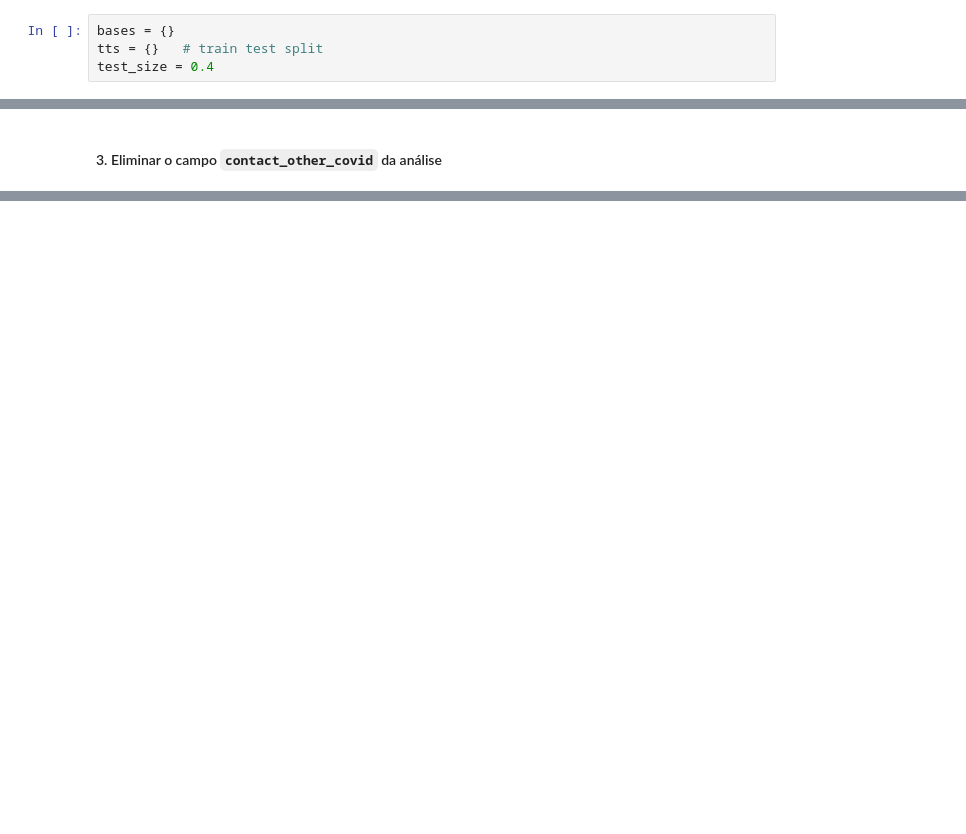
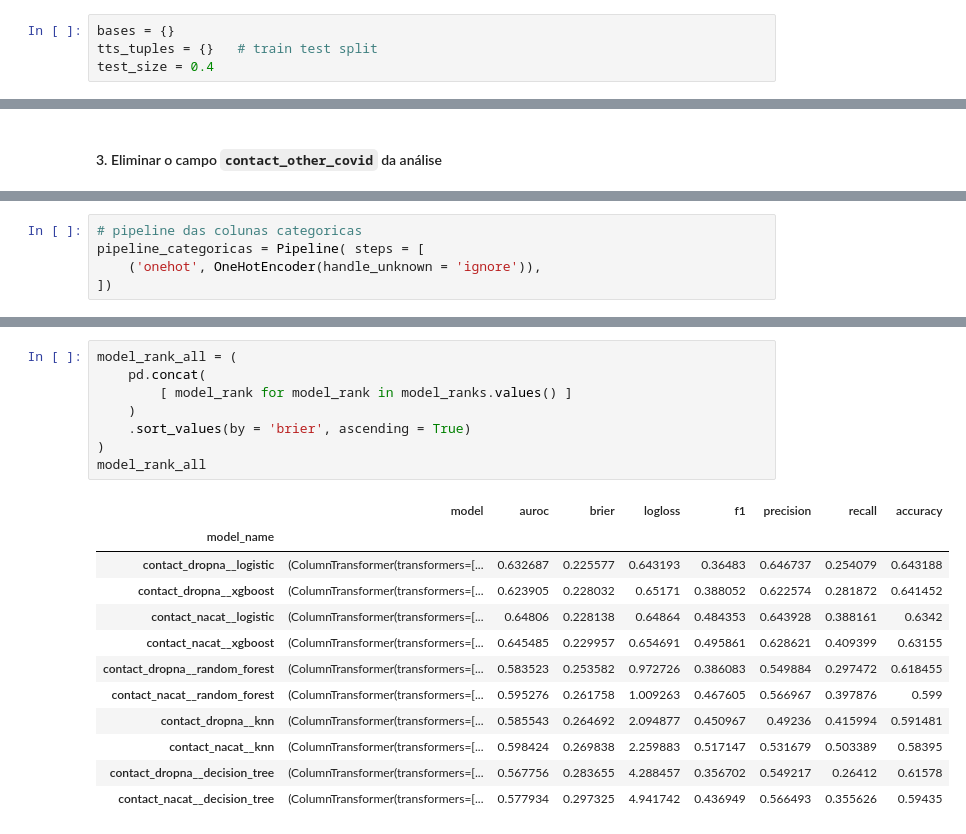
Before and after one commit to flimao/modelos-covid, a Jupyter notebook: notebooks_exploration/3-modelagem.ipynb, the cells around one changed output, grey strips where cells are left out. Drawn from its saved outputs; the diff is of its cells as text; blank space fills up the shorter version.

```diff
--- a/notebooks_exploration/3-modelagem.ipynb
+++ b/notebooks_exploration/3-modelagem.ipynb
@@ -121,7 +132,7 @@ def train_test_split_base(
     return base, (X_train, X_test, y_train, y_test)
 # %%
 bases = {}
-tts = {}   # train test split
+tts_tuples = {}   # train test split
 test_size = 0.4
 # %% [markdown]
 #### 1. Remover os registros correspondentes
@@ -163,0 +193,5 @@ bases[alternativa], tts[alternativa] = train_test_split_base(
+# %%
+# pipeline das colunas categoricas
+pipeline_categoricas = Pipeline( steps = [
+    ('onehot', OneHotEncoder(handle_unknown = 'ignore')),
+])
@@ -163,0 +374,21 @@ bases[alternativa], tts[alternativa] = train_test_split_base(
+# %%
+model_rank_all = (
+    pd.concat(
+        [ model_rank for model_rank in model_ranks.values() ]
+    )
+    .sort_values(by = 'brier', ascending = True)
+)
+model_rank_all
+# %% [output]
+|  | model | auroc | brier | logloss | f1 | precision | recall | accuracy |
+| model_name |  |  |  |  |  |  |  |  |
+| contact_dropna__logistic | (ColumnTransformer(transformers=[... | 0.632687 | 0.225577 | 0.643193 | 0.36483 | 0.646737 | 0.254079 | 0.643188 |
+| contact_dropna__xgboost | (ColumnTransformer(transformers=[... | 0.623905 | 0.228032 | 0.65171 | 0.388052 | 0.622574 | 0.281872 | 0.641452 |
+| contact_nacat__logistic | (ColumnTransformer(transformers=[... | 0.64806 | 0.228138 | 0.64864 | 0.484353 | 0.643928 | 0.388161 | 0.6342 |
+| contact_nacat__xgboost | (ColumnTransformer(transformers=[... | 0.645485 | 0.229957 | 0.654691 | 0.495861 | 0.628621 | 0.409399 | 0.63155 |
+| contact_dropna__random_forest | (ColumnTransformer(transformers=[... | 0.583523 | 0.253582 | 0.972726 | 0.386083 | 0.549884 | 0.297472 | 0.618455 |
+| contact_nacat__random_forest | (ColumnTransformer(transformers=[... | 0.595276 | 0.261758 | 1.009263 | 0.467605 | 0.566967 | 0.397876 | 0.599 |
+| contact_dropna__knn | (ColumnTransformer(transformers=[... | 0.585543 | 0.264692 | 2.094877 | 0.450967 | 0.49236 | 0.415994 | 0.591481 |
+| contact_nacat__knn | (ColumnTransformer(transformers=[... | 0.598424 | 0.269838 | 2.259883 | 0.517147 | 0.531679 | 0.503389 | 0.58395 |
+| contact_dropna__decision_tree | (ColumnTransformer(transformers=[... | 0.567756 | 0.283655 | 4.288457 | 0.356702 | 0.549217 | 0.26412 | 0.61578 |
+| contact_nacat__decision_tree | (ColumnTransformer(transformers=[... | 0.577934 | 0.297325 | 4.941742 | 0.436949 | 0.566493 | 0.355626 | 0.59435 |
```
Also changed, not shown: parts of 26 cells of this notebook.
